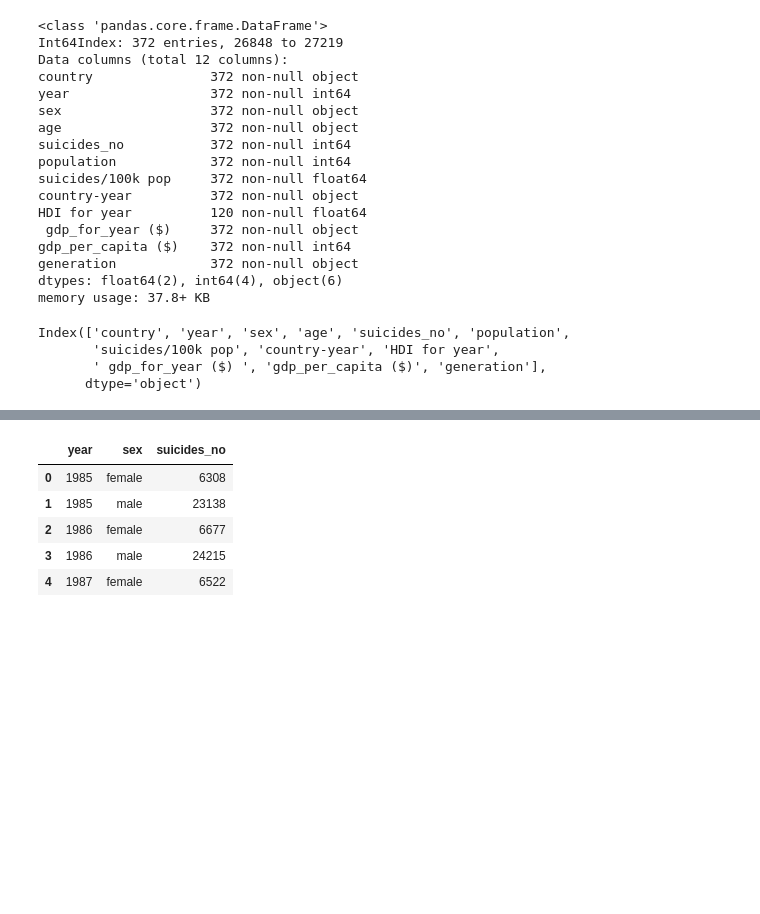
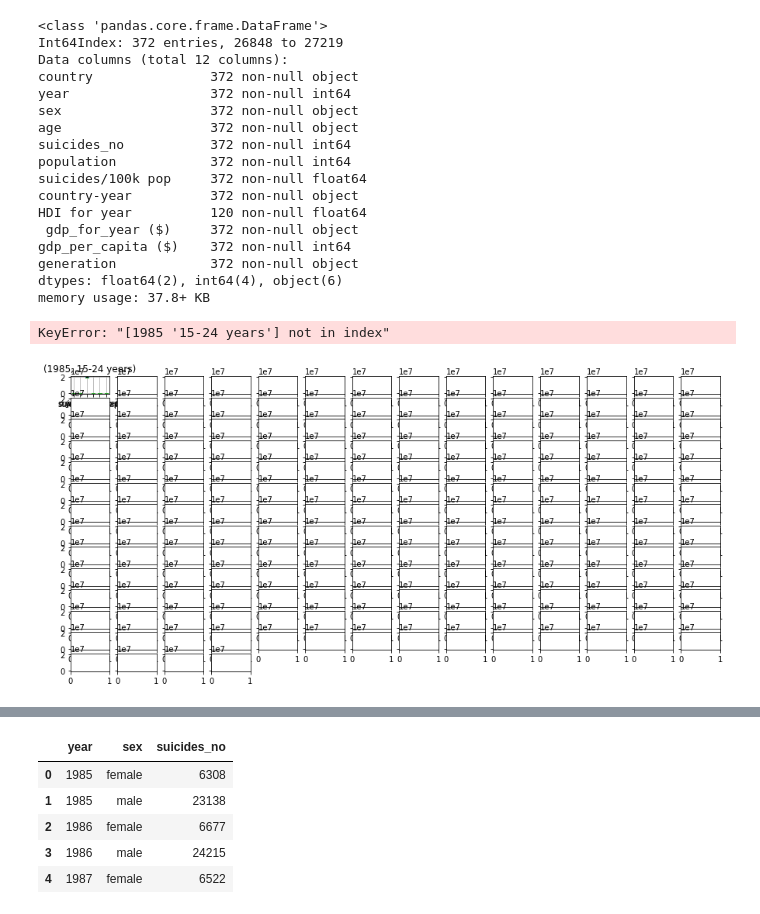
Before and after one commit to aeclaman/Project1, a Jupyter notebook: notebooks/amy.ipynb, the cells around one changed output, grey strips where cells are left out. Drawn from its saved outputs; the diff is of its cells as text; code cells hidden in the pictures; blank space fills up the shorter version.

```diff
--- a/notebooks/amy.ipynb
+++ b/notebooks/amy.ipynb
@@ -61,12 +61,18 @@ gdp_per_capita ($)    372 non-null int64
 generation            372 non-null object
 dtypes: float64(2), int64(4), object(6)
 memory usage: 37.8+ KB
-# %%
-US_data.columns
-# %% [output]
-Index(['country', 'year', 'sex', 'age', 'suicides_no', 'population',
-       'suicides/100k pop', 'country-year', 'HDI for year',
-       ' gdp_for_year ($) ', 'gdp_per_capita ($)', 'generation'],
-      dtype='object')
+# %%
+# Split up our data into groups based upon 'gender'
+#IF FILTERING, FIRST REDUCE DATASET
+age_groups = US_data.groupby(['year','age'])
+
+
+# Find out how many of each gender took bike trips
+age_suicides = age_groups['suicides_no'].sum()
+#age_suicides.plot(title="Suicides by Age", figsize=(25,5))
+age_groups.boxplot()
+# %% [output]
+KeyError: "[1985 '15-24 years'] not in index"
+[figure, added]
 # %%
 
```
Also changed, not shown: parts of 30 cells of this notebook, 1 other file.
